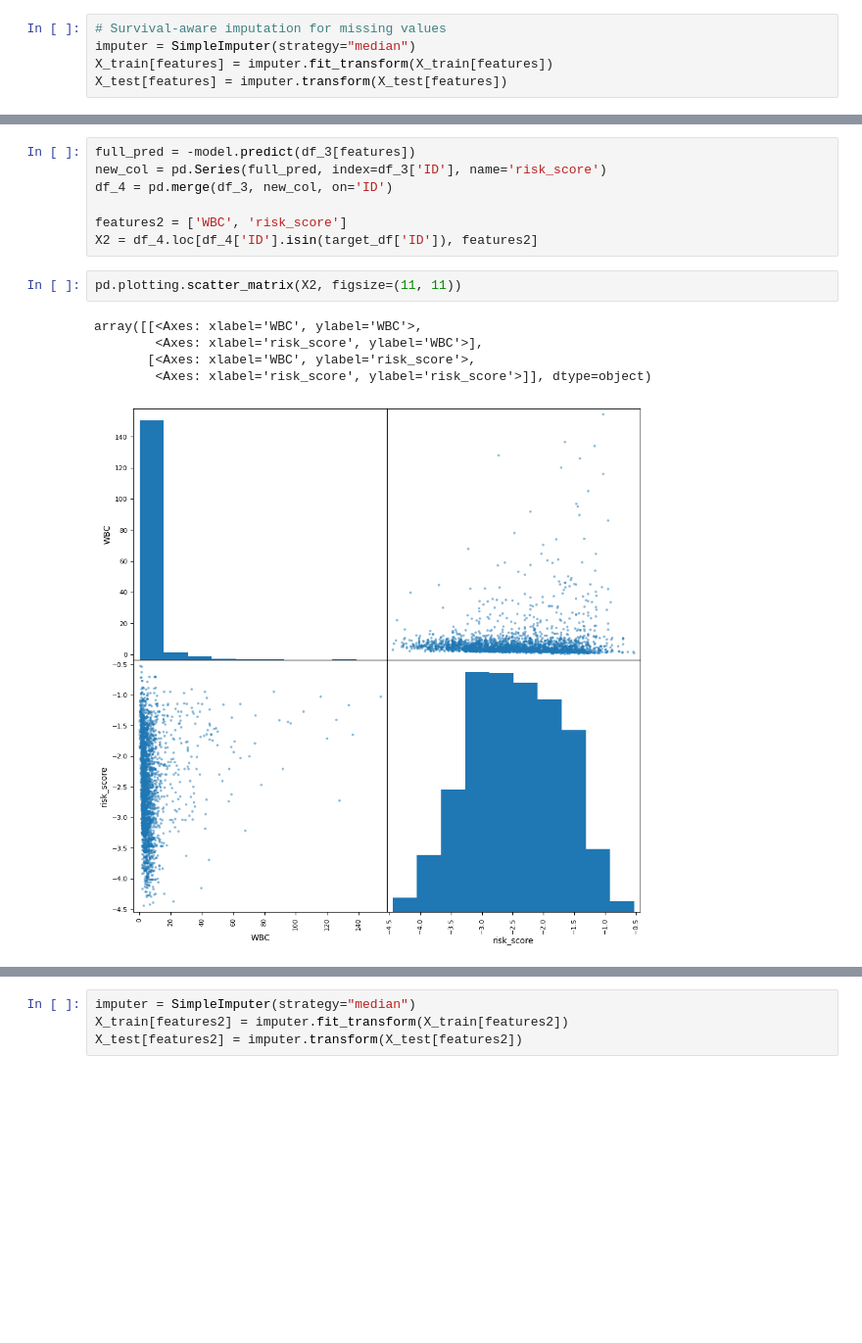
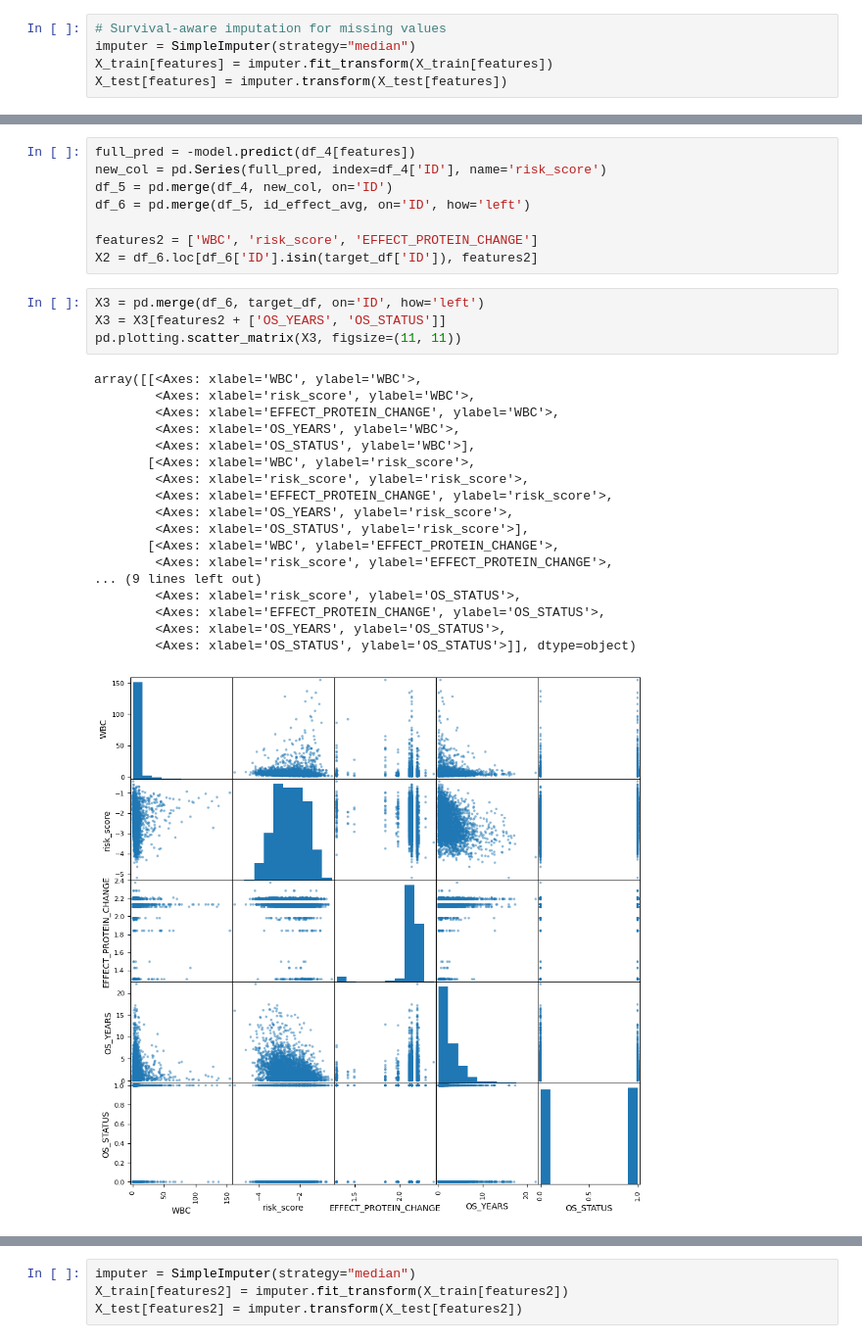
Before and after one commit to ni-phy/QRTChallenge, a Jupyter notebook: Solution.ipynb, the cells around one changed output, grey strips where cells are left out. Shown at 98% size. Drawn from its saved outputs; the diff is of its cells as text; blank space fills up the shorter version.

```diff
--- a/Solution.ipynb
+++ b/Solution.ipynb
@@ -262,18 +329,34 @@ LightGBM Survival Model Concordance Index IPCW on test: 0.70
 # %%
-full_pred = -model.predict(df_3[features])
-new_col = pd.Series(full_pred, index=df_3['ID'], name='risk_score')
-df_4 = pd.merge(df_3, new_col, on='ID')
+full_pred = -model.predict(df_4[features])
+new_col = pd.Series(full_pred, index=df_4['ID'], name='risk_score')
+df_5 = pd.merge(df_4, new_col, on='ID')
+df_6 = pd.merge(df_5, id_effect_avg, on='ID', how='left')
 
-features2 = ['WBC', 'risk_score']
-X2 = df_4.loc[df_4['ID'].isin(target_df['ID']), features2]
+features2 = ['WBC', 'risk_score', 'EFFECT_PROTEIN_CHANGE']
+X2 = df_6.loc[df_6['ID'].isin(target_df['ID']), features2]
-# %%
-pd.plotting.scatter_matrix(X2, figsize=(11, 11))
-# %% [output]
-array([[<Axes: xlabel='WBC', ylabel='WBC'>,
-        <Axes: xlabel='risk_score', ylabel='WBC'>],
-       [<Axes: xlabel='WBC', ylabel='risk_score'>,
-        <Axes: xlabel='risk_score', ylabel='risk_score'>]], dtype=object)
-[figure, removed]
+# %%
+X3 = pd.merge(df_6, target_df, on='ID', how='left')
+X3 = X3[features2 + ['OS_YEARS', 'OS_STATUS']]
+pd.plotting.scatter_matrix(X3, figsize=(11, 11))
+# %% [output]
+array([[<Axes: xlabel='WBC', ylabel='WBC'>,
+        <Axes: xlabel='risk_score', ylabel='WBC'>,
+        <Axes: xlabel='EFFECT_PROTEIN_CHANGE', ylabel='WBC'>,
+        <Axes: xlabel='OS_YEARS', ylabel='WBC'>,
+        <Axes: xlabel='OS_STATUS', ylabel='WBC'>],
+       [<Axes: xlabel='WBC', ylabel='risk_score'>,
+        <Axes: xlabel='risk_score', ylabel='risk_score'>,
+        <Axes: xlabel='EFFECT_PROTEIN_CHANGE', ylabel='risk_score'>,
+        <Axes: xlabel='OS_YEARS', ylabel='risk_score'>,
+        <Axes: xlabel='OS_STATUS', ylabel='risk_score'>],
+       [<Axes: xlabel='WBC', ylabel='EFFECT_PROTEIN_CHANGE'>,
+        <Axes: xlabel='risk_score', ylabel='EFFECT_PROTEIN_CHANGE'>,
+... (9 lines left out)
+        <Axes: xlabel='risk_score', ylabel='OS_STATUS'>,
+        <Axes: xlabel='EFFECT_PROTEIN_CHANGE', ylabel='OS_STATUS'>,
+        <Axes: xlabel='OS_YEARS', ylabel='OS_STATUS'>,
+        <Axes: xlabel='OS_STATUS', ylabel='OS_STATUS'>]], dtype=object)
+[figure, added]
 # %%
 corr = X2.corr()
 corr.style.background_gradient(cmap='coolwarm')
```
Also changed, not shown: parts of 19 cells of this notebook, 1 other file.
